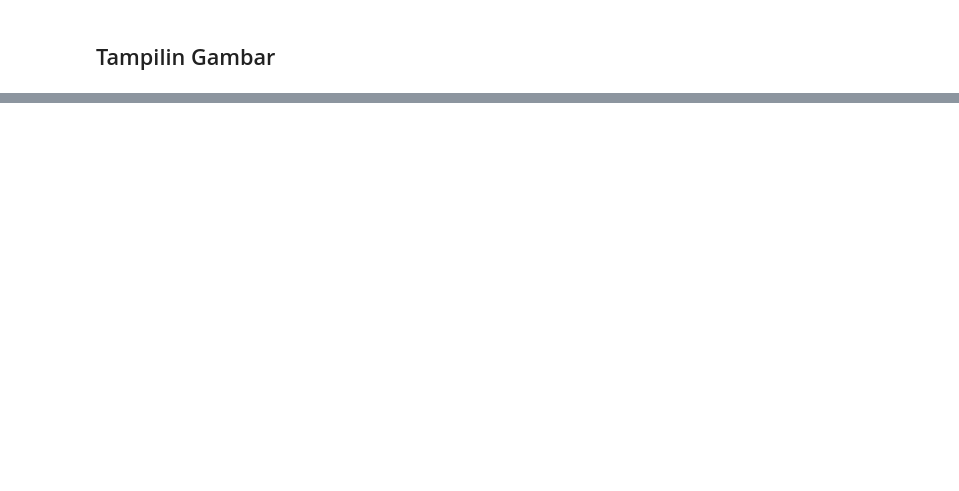
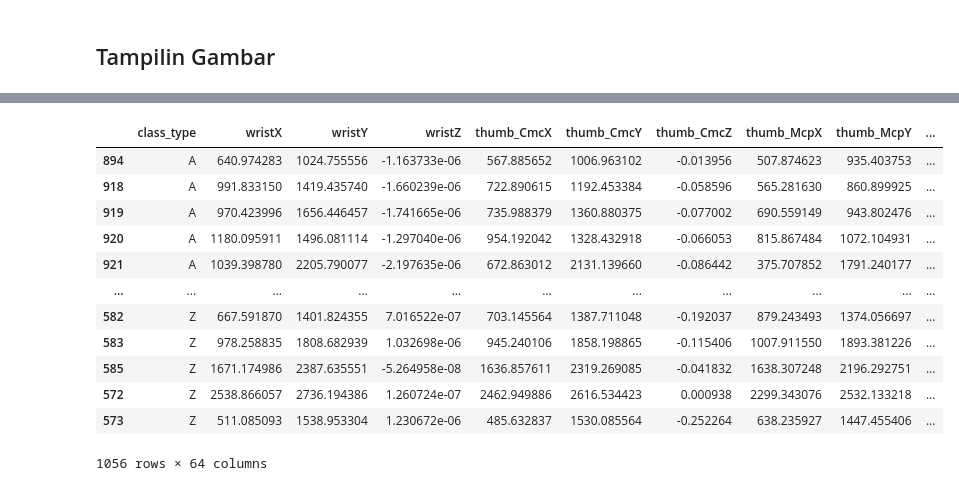
Before and after one commit to Team-C22-039/sign-language-translator, a Jupyter notebook: sign-language.ipynb, the cells around one changed output, grey strips where cells are left out. Saved outputs shown, nothing was run; the diff lists cells and outputs as text; code cells hidden in the pictures; blank space fills up the shorter version.

```diff
--- a/sign-language.ipynb
+++ b/sign-language.ipynb
@@ -246,0 +972,22 @@ for ima in images:
+# %%
+# Read CSV file for Training the model using Pandas
+df_train = pd.read_csv("hands_SIBI_training.csv", header=0)
+
+# First we must sort the values of the dataset according to the Alphabets
+df_train = df_train.sort_values(by=["class_type"])
+
+df_train
+# %% [output]
+|  | class_type | wristX | wristY | wristZ | thumb_CmcX | thumb_CmcY | thumb_CmcZ | thumb_McpX | thumb_McpY | ... |
+| 894 | A | 640.974283 | 1024.755556 | -1.163733e-06 | 567.885652 | 1006.963102 | -0.013956 | 507.874623 | 935.403753 | ... |
+| 918 | A | 991.833150 | 1419.435740 | -1.660239e-06 | 722.890615 | 1192.453384 | -0.058596 | 565.281630 | 860.899925 | ... |
+| 919 | A | 970.423996 | 1656.446457 | -1.741665e-06 | 735.988379 | 1360.880375 | -0.077002 | 690.559149 | 943.802476 | ... |
+| 920 | A | 1180.095911 | 1496.081114 | -1.297040e-06 | 954.192042 | 1328.432918 | -0.066053 | 815.867484 | 1072.104931 | ... |
+| 921 | A | 1039.398780 | 2205.790077 | -2.197635e-06 | 672.863012 | 2131.139660 | -0.086442 | 375.707852 | 1791.240177 | ... |
+| ... | ... | ... | ... | ... | ... | ... | ... | ... | ... | ... |
+| 582 | Z | 667.591870 | 1401.824355 | 7.016522e-07 | 703.145564 | 1387.711048 | -0.192037 | 879.243493 | 1374.056697 | ... |
+| 583 | Z | 978.258835 | 1808.682939 | 1.032698e-06 | 945.240106 | 1858.198865 | -0.115406 | 1007.911550 | 1893.381226 | ... |
+| 585 | Z | 1671.174986 | 2387.635551 | -5.264958e-08 | 1636.857611 | 2319.269085 | -0.041832 | 1638.307248 | 2196.292751 | ... |
+| 572 | Z | 2538.866057 | 2736.194386 | 1.260724e-07 | 2462.949886 | 2616.534423 | 0.000938 | 2299.343076 | 2532.133218 | ... |
+| 573 | Z | 511.085093 | 1538.953304 | 1.230672e-06 | 485.632837 | 1530.085564 | -0.252264 | 638.235927 | 1447.455406 | ... |
+1056 rows × 64 columns
```
Also changed, not shown: parts of 69 cells of this notebook.
